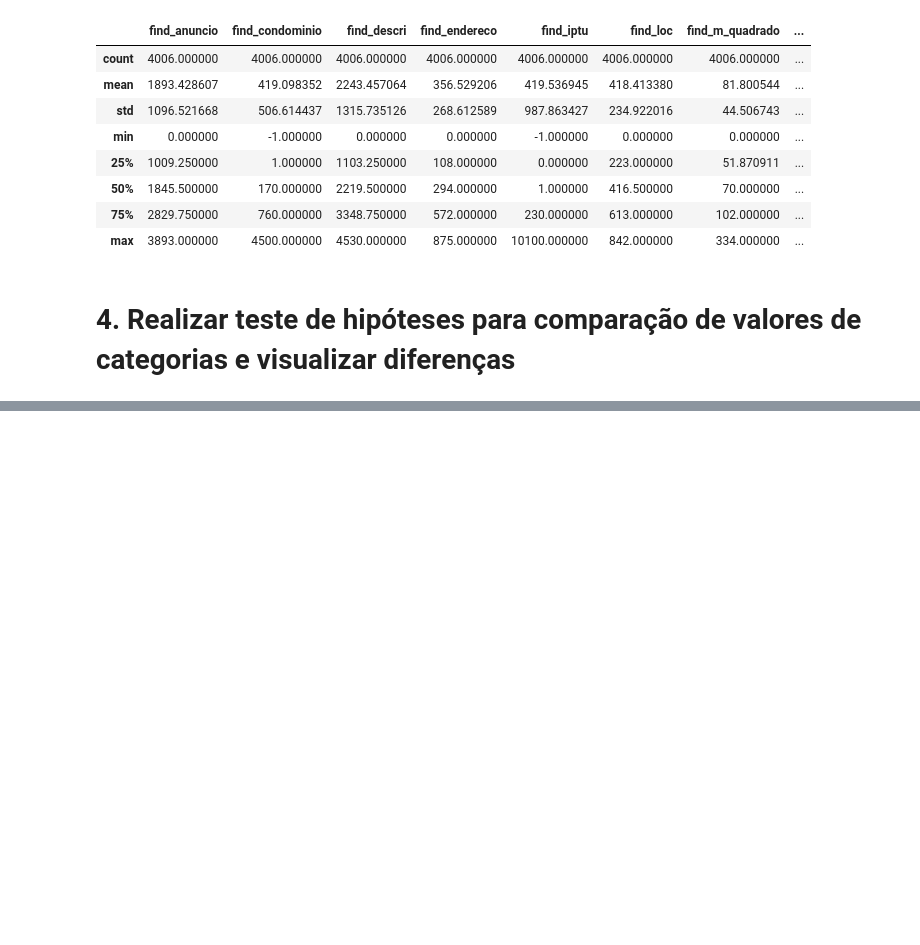
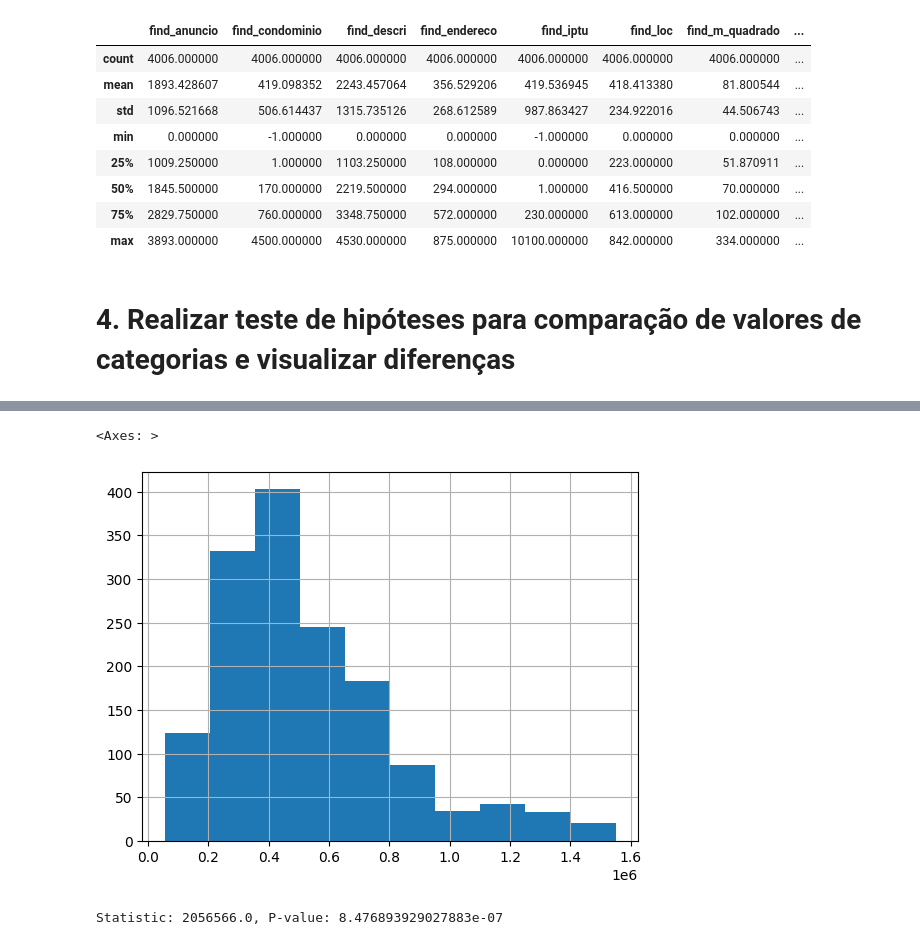
Before and after one commit to DaviMPaiva/scraping, a Jupyter notebook: notebook_analysis/data_analysis.ipynb, the cells around one changed output, grey strips where cells are left out. Drawn from its saved outputs; the diff is of its cells as text; code cells hidden in the pictures; blank space fills up the shorter version.

```diff
--- a/notebook_analysis/data_analysis.ipynb
+++ b/notebook_analysis/data_analysis.ipynb
@@ -434,0 +462,10 @@ df_2.describe()
+# %%
+precos_sem_piscina.hist()
+# %% [output]
+<Axes: >
+[figure, added]
+# %%
+stat, p_value = stats.mannwhitneyu(precos_com_piscina, precos_sem_piscina, alternative='two-sided')
+print(f"Statistic: {stat}, P-value: {p_value}") # Rejeitamos a hipótese nula, ou seja, há uma diferença significativa no preço médio entre imóveis com e sem piscina.
+# %% [output]
+Statistic: 2056566.0, P-value: 8.476893929027883e-07
```
Also changed, not shown: parts of 7 cells of this notebook.
